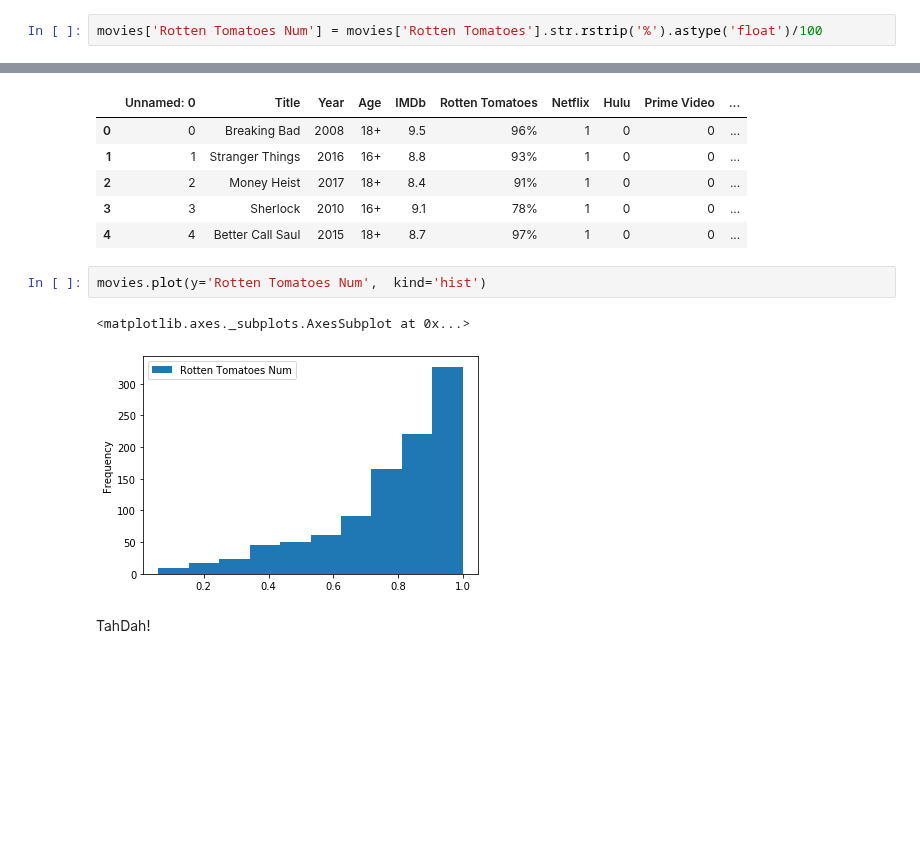
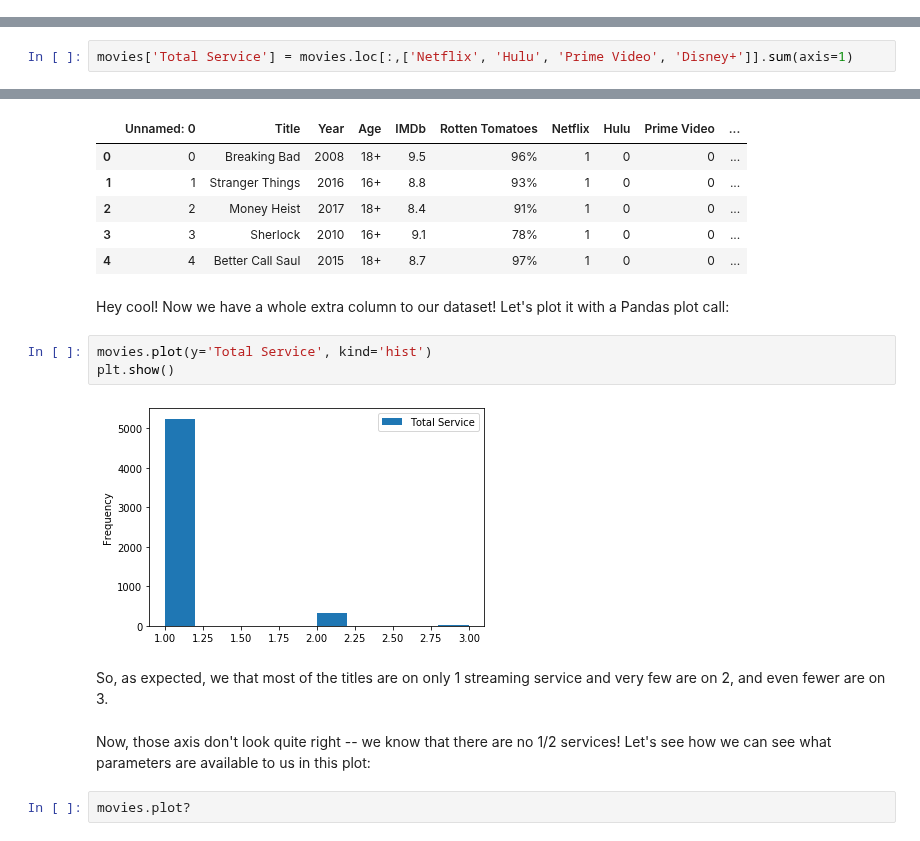
Before and after one commit to jnaiman/csci-p-14110_su2020, a Jupyter notebook: lesson04/prep_notebook_lesson04.ipynb, the cells around one changed output, grey strips where cells are left out. Cells and saved outputs as stored; diff of their text form; blank space fills up the shorter version.

```diff
--- a/lesson04/prep_notebook_lesson04.ipynb
+++ b/lesson04/prep_notebook_lesson04.ipynb
@@ -184,2 +144,0 @@ Name: Rotten Tomatoes, Length: 5611, dtype: float64
-# %%
-movies['Rotten Tomatoes Num'] = movies['Rotten Tomatoes'].str.rstrip('%').astype('float')/100
@@ -185,0 +257,2 @@ movies['Rotten Tomatoes Num'] = movies['Rotten Tomatoes'].str.rstrip('%').astype
+# %%
+movies['Total Service'] = movies.loc[:,['Netflix', 'Hulu', 'Prime Video', 'Disney+']].sum(axis=1)
@@ -192,10 +267,16 @@ movies.head()
 | 2 | 2 | Money Heist | 2017 | 18+ | 8.4 | 91% | 1 | 0 | 0 | ... |
 | 3 | 3 | Sherlock | 2010 | 16+ | 9.1 | 78% | 1 | 0 | 0 | ... |
 | 4 | 4 | Better Call Saul | 2015 | 18+ | 8.7 | 97% | 1 | 0 | 0 | ... |
+# %% [markdown]
+Hey cool!  Now we have a whole extra column to our dataset!  Let's plot it with a Pandas plot call:
 # %%
-movies.plot(y='Rotten Tomatoes Num',  kind='hist')
+movies.plot(y='Total Service', kind='hist')
+plt.show()
 # %% [output]
-<matplotlib.axes._subplots.AxesSubplot at 0x...>
-[figure, old version]
+[figure, new version]
-# %% [markdown]
-TahDah!
+# %% [markdown]
+So, as expected, we that most of the titles are on only 1 streaming service and very few are on 2, and even fewer are on 3.
+# %% [markdown]
+Now, those axis don't look quite right -- we know that there are no 1/2 services!  Let's see how we can see what parameters are available to us in this plot:
+# %%
+movies.plot?
```
Also changed, not shown: parts of 96 cells of this notebook, 1 other file.
